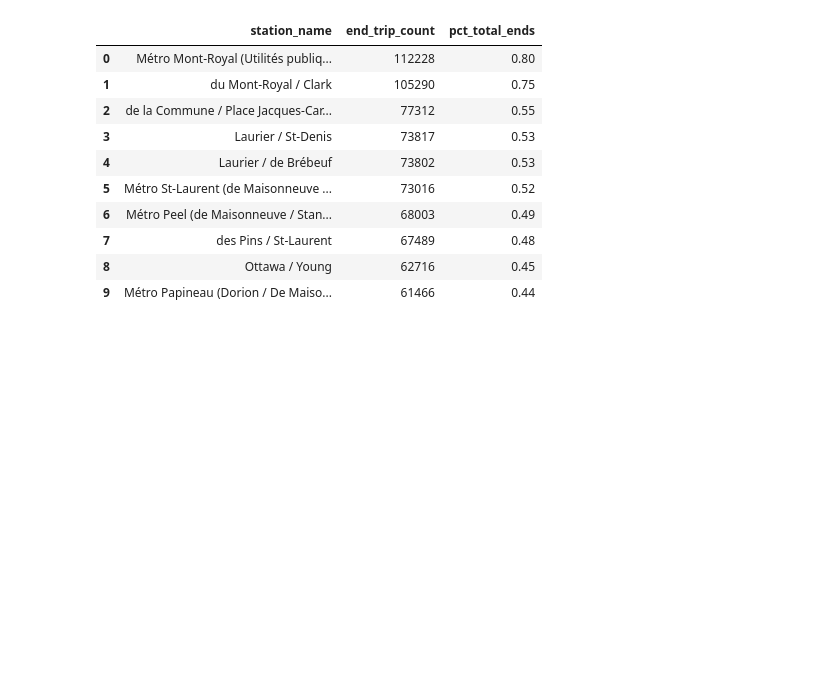
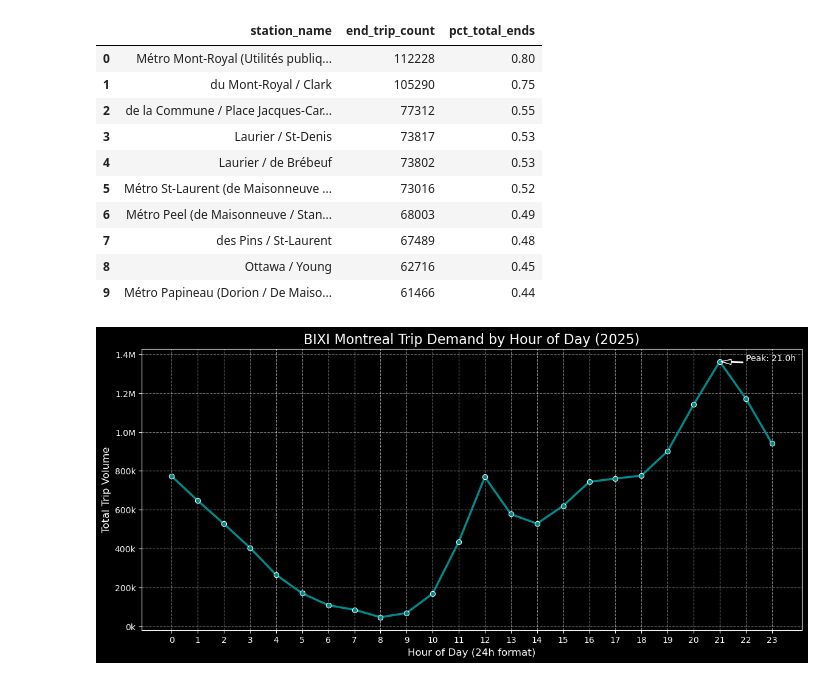
Before and after one commit to NTK-Nori/Bixi-project, a Jupyter notebook: notebooks/02_exploratory_data_analysis.ipynb, the cells around one changed output. Cells and saved outputs as stored; diff of their text form; code cells hidden in the pictures; blank space fills up the shorter version.

Commit message:
feat(eda): Trip by hour of the day graph with new import matplotlib.ticker as ticker

```diff
--- a/notebooks/02_exploratory_data_analysis.ipynb
+++ b/notebooks/02_exploratory_data_analysis.ipynb
@@ -86,3 +86,25 @@ Top 10 BIXI Ending Stations:
 | 7 | des Pins / St-Laurent | 67489 | 0.48 |
 | 8 | Ottawa / Young | 62716 | 0.45 |
 | 9 | Métro Papineau (Dorion / De Maiso... | 61466 | 0.44 |
+# %%
+import matplotlib.ticker as ticker
+plt.style.use('dark_background')
+plt.figure(figsize=(14, 6))
+
+sns.lineplot(data=hourly_trips, x='hour', y='trip_count', marker='o', color='darkcyan', linewidth=2.5)
+
+plt.title('BIXI Montreal Trip Demand by Hour of Day (2025)', fontsize=16)
+plt.xlabel('Hour of Day (24h format)', fontsize=12)
+plt.ylabel('Total Trip Volume', fontsize=12)
+plt.xticks(range(24))
+plt.grid(visible=True, linestyle='--', alpha=0.5)
+
+ax = plt.gca()
+ax.yaxis.set_major_formatter(ticker.FuncFormatter(lambda x, p: f'{x*1e-3:,.0f}k' if x < 1e6 else f'{x*1e-6:,.1f}M'))
+
+peak_hour = hourly_trips.loc[hourly_trips['trip_count'].idxmax()]
+plt.annotate(f"Peak: {peak_hour.hour}h", xy=(peak_hour.hour, peak_hour.trip_count), xytext=(peak_hour.hour+1, peak_hour.trip_count+5000), arrowprops=dict(facecolor='black', shrink=0.05, width=1, headwidth=6))
+
+plt.show()
+# %% [output]
+[figure, added]
```
